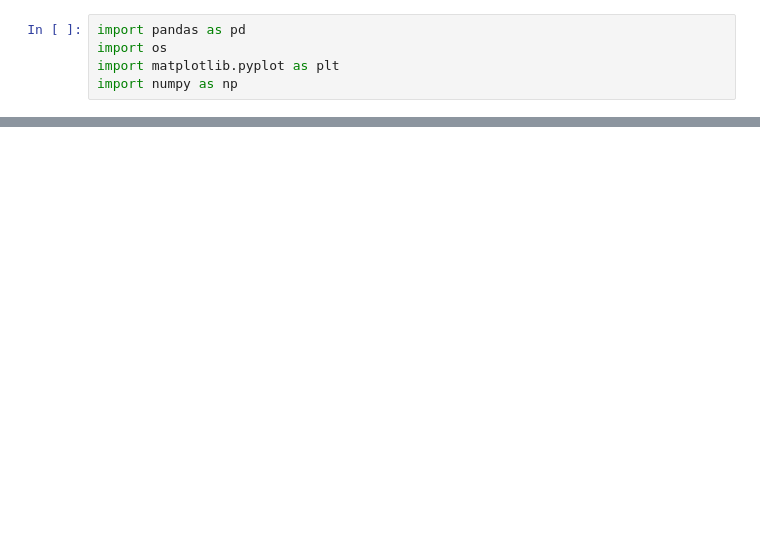
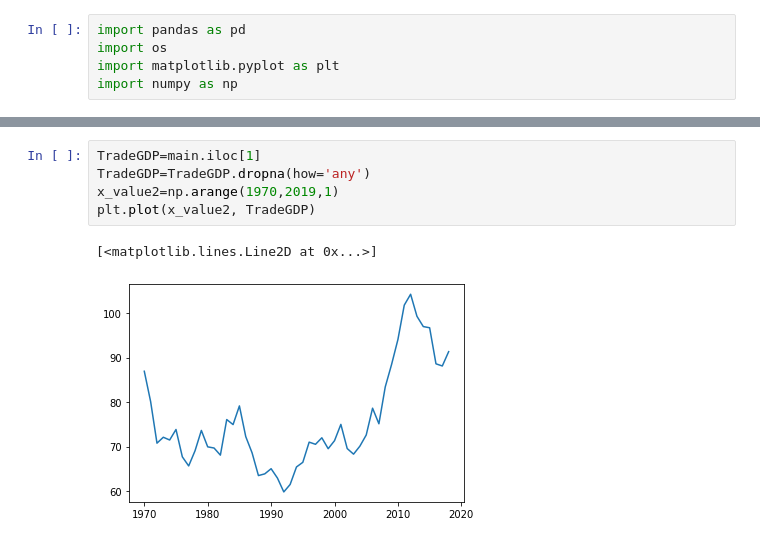
Before and after one commit to kennknisley/project-one-back, a Jupyter notebook: analysis_bc.ipynb, the cells around one changed output, grey strips where cells are left out. Cells and saved outputs as stored; diff of their text form; blank space fills up the shorter version.

```diff
--- a/analysis_bc.ipynb
+++ b/analysis_bc.ipynb
@@ -48,0 +38,8 @@ Name: Trade (% of GDP), dtype: float64
+# %%
+TradeGDP=main.iloc[1]
+TradeGDP=TradeGDP.dropna(how='any')
+x_value2=np.arange(1970,2019,1)
+plt.plot(x_value2, TradeGDP)
+# %% [output]
+[<matplotlib.lines.Line2D at 0x...>]
+[figure, added]
```
Also changed, not shown: parts of 4 cells of this notebook, 1 other file.
